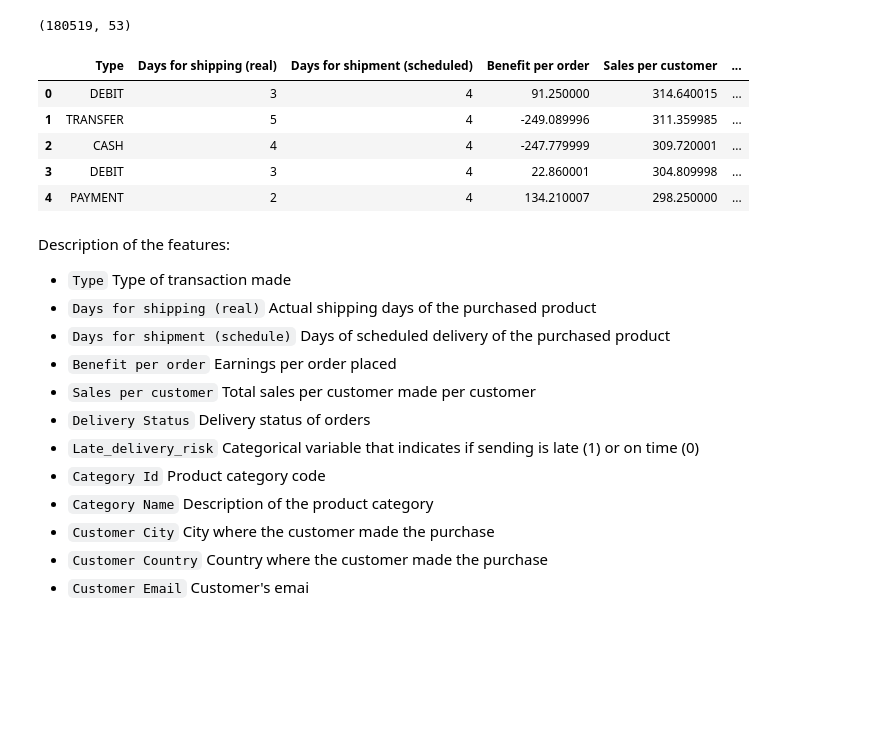
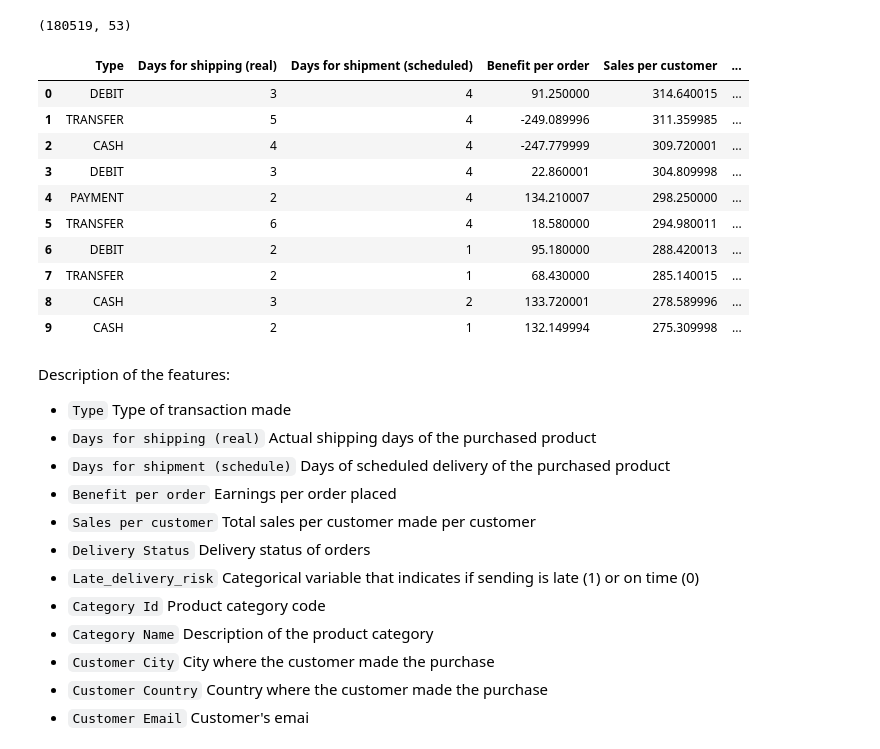
Before and after one commit to federicoleo/classification_models_comparison, a Jupyter notebook: Comparison_of_Statistical_Models_for_a_Fraud_Detection_Application.ipynb, the cells around one changed output. Saved outputs shown, nothing was run; the diff lists cells and outputs as text; code cells hidden in the pictures; blank space fills up the shorter version.

```diff
--- a/Comparison_of_Statistical_Models_for_a_Fraud_Detection_Application.ipynb
+++ b/Comparison_of_Statistical_Models_for_a_Fraud_Detection_Application.ipynb
@@ -21,15 +30,20 @@ pd.set_option('display.max_columns', None)
 data.shape
 # %% [output]
 (180519, 53)
-# %%
-data.head(5)
-# %% [output]
-|  | Type | Days for shipping (real) | Days for shipment (scheduled) | Benefit per order | Sales per customer | ... |
-| 0 | DEBIT | 3 | 4 | 91.250000 | 314.640015 | ... |
-| 1 | TRANSFER | 5 | 4 | -249.089996 | 311.359985 | ... |
-| 2 | CASH | 4 | 4 | -247.779999 | 309.720001 | ... |
-| 3 | DEBIT | 3 | 4 | 22.860001 | 304.809998 | ... |
-| 4 | PAYMENT | 2 | 4 | 134.210007 | 298.250000 | ... |
+# %%
+data.tail(10)
+# %% [output]
+|  | Type | Days for shipping (real) | Days for shipment (scheduled) | Benefit per order | Sales per customer | ... |
+| 0 | DEBIT | 3 | 4 | 91.250000 | 314.640015 | ... |
+| 1 | TRANSFER | 5 | 4 | -249.089996 | 311.359985 | ... |
+| 2 | CASH | 4 | 4 | -247.779999 | 309.720001 | ... |
+| 3 | DEBIT | 3 | 4 | 22.860001 | 304.809998 | ... |
+| 4 | PAYMENT | 2 | 4 | 134.210007 | 298.250000 | ... |
+| 5 | TRANSFER | 6 | 4 | 18.580000 | 294.980011 | ... |
+| 6 | DEBIT | 2 | 1 | 95.180000 | 288.420013 | ... |
+| 7 | TRANSFER | 2 | 1 | 68.430000 | 285.140015 | ... |
+| 8 | CASH | 3 | 2 | 133.720001 | 278.589996 | ... |
+| 9 | CASH | 2 | 1 | 132.149994 | 275.309998 | ... |
 # %% [markdown]
 Description of the features:
 * `Type` Type of transaction made
```
Also changed, not shown: parts of 15 cells of this notebook.
